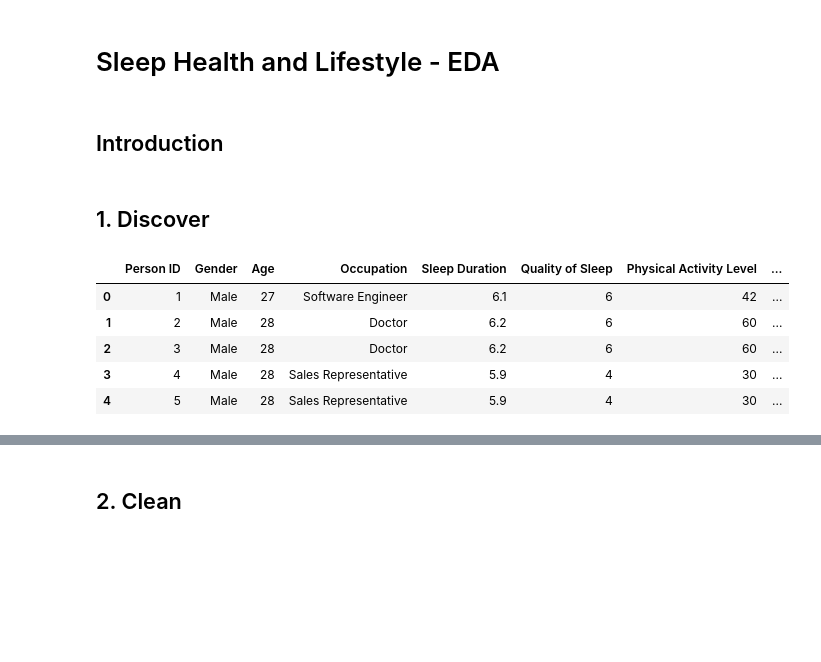
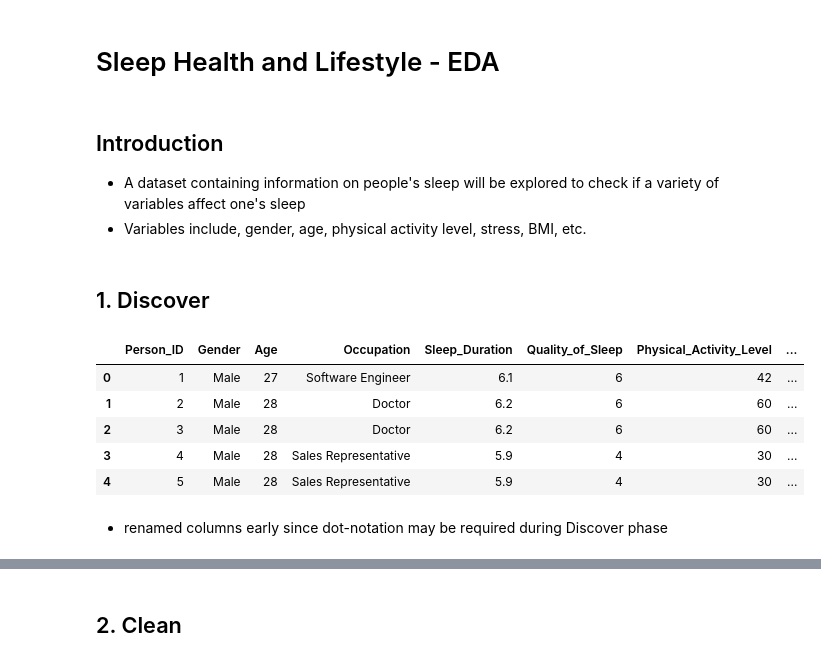
Before and after one commit to yorozc/sleep-health-lifestyle-analysis, a Jupyter notebook: notebooks/eda.ipynb, the cells around one changed output, grey strips where cells are left out. Cells and saved outputs as stored; diff of their text form; code cells hidden in the pictures; blank space fills up the shorter version.

Commit message:
cleaned columns and verified columns

```diff
--- a/notebooks/eda.ipynb
+++ b/notebooks/eda.ipynb
@@ -2,19 +2,24 @@
 # Sleep Health and Lifestyle - EDA
 # %% [markdown]
 ## Introduction
+- A dataset containing information on people's sleep will be explored to check if a variety of variables affect one's sleep
+- Variables include, gender, age, physical activity level, stress, BMI, etc.
 # %% [markdown]
 ## 1. Discover
 # %%
 import pandas as pd
 import seaborn as sns
 import matplotlib.pyplot as plt
 
 df = pd.read_csv('../data/Sleep_health_and_lifestyle_dataset.csv')
+df.columns = df.columns.str.replace(' ', '_')
 df.head()
 # %% [output]
-|  | Person ID | Gender | Age | Occupation | Sleep Duration | Quality of Sleep | Physical Activity Level | ... |
+|  | Person_ID | Gender | Age | Occupation | Sleep_Duration | Quality_of_Sleep | Physical_Activity_Level | ... |
 | 0 | 1 | Male | 27 | Software Engineer | 6.1 | 6 | 42 | ... |
 | 1 | 2 | Male | 28 | Doctor | 6.2 | 6 | 60 | ... |
 | 2 | 3 | Male | 28 | Doctor | 6.2 | 6 | 60 | ... |
 | 3 | 4 | Male | 28 | Sales Representative | 5.9 | 4 | 30 | ... |
 | 4 | 5 | Male | 28 | Sales Representative | 5.9 | 4 | 30 | ... |
+# %% [markdown]
+- renamed columns early since dot-notation may be required during Discover phase
```
Also changed, not shown: parts of 13 cells of this notebook, 1 other file.
